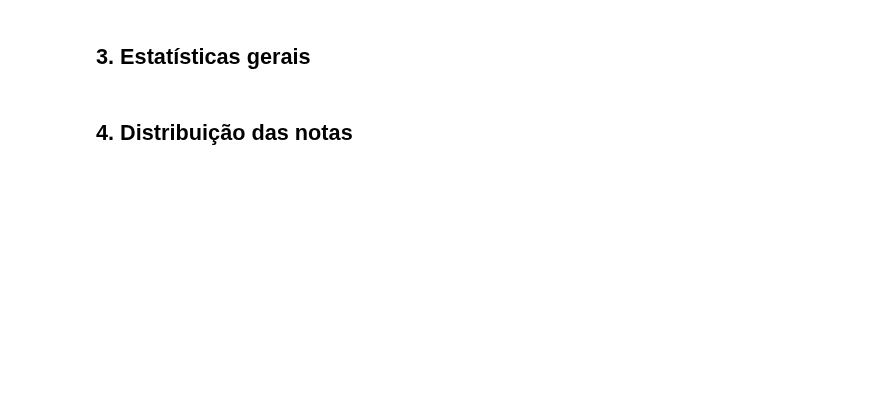
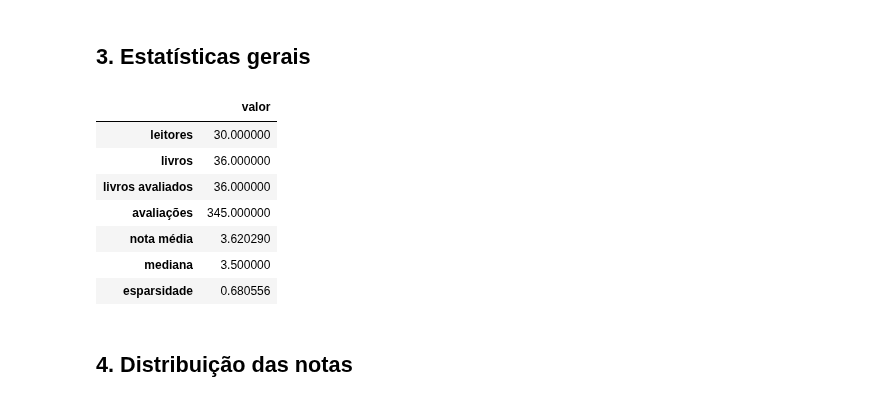
Before and after one commit to GabrielBuck/Intelig-ncia-Artificial-Booklog, a Jupyter notebook: notebooks/01_analise_exploratoria.ipynb, the cells around one changed output. Drawn from its saved outputs; the diff is of its cells as text; code cells hidden in the pictures; blank space fills up the shorter version.

```diff
--- a/notebooks/01_analise_exploratoria.ipynb
+++ b/notebooks/01_analise_exploratoria.ipynb
@@ -66,20 +87,29 @@ print("livros das avaliações ausentes do catálogo:", len(set(ratings["book_id
 # %%
 n_users = ratings["user_id"].nunique()
 n_books = books["book_id"].nunique()
 n_ratings = len(ratings)
 rated_books = ratings["book_id"].nunique()
 sparsity = 1 - n_ratings / (n_users * rated_books)
 
 summary = pd.Series({
-    "usuários": n_users,
+    "leitores": n_users,
     "livros": n_books,
     "livros avaliados": rated_books,
     "avaliações": n_ratings,
     "nota média": ratings["rating"].mean(),
     "mediana": ratings["rating"].median(),
     "esparsidade": sparsity,
 })
 display(summary.to_frame("valor"))
+# %% [output]
+|  | valor |
+| leitores | 30.000000 |
+| livros | 36.000000 |
+| livros avaliados | 36.000000 |
+| avaliações | 345.000000 |
+| nota média | 3.620290 |
+| mediana | 3.500000 |
+| esparsidade | 0.680556 |
 # %% [markdown]
 ## 4. Distribuição das notas
 # %%
```
Also changed, not shown: parts of 12 cells of this notebook, 6 other files.
